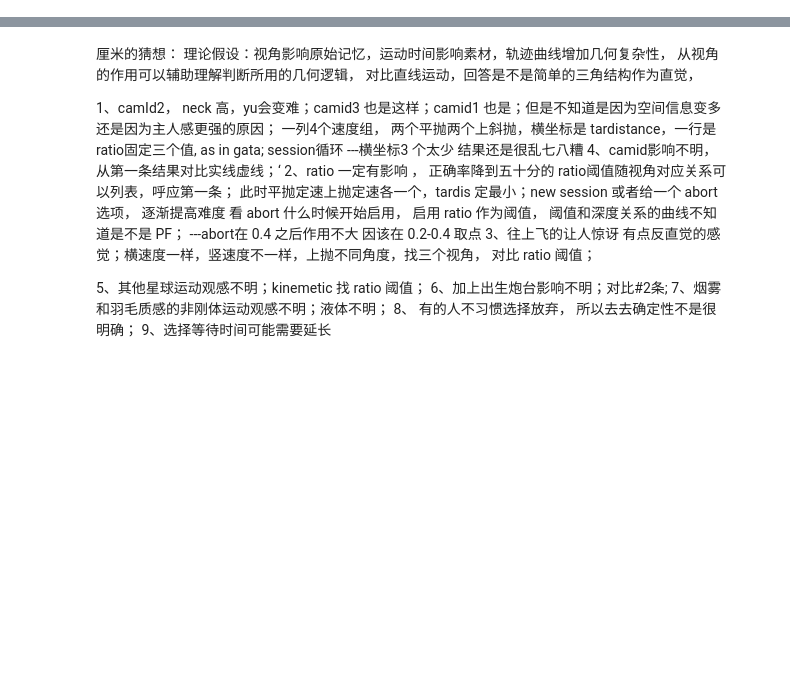
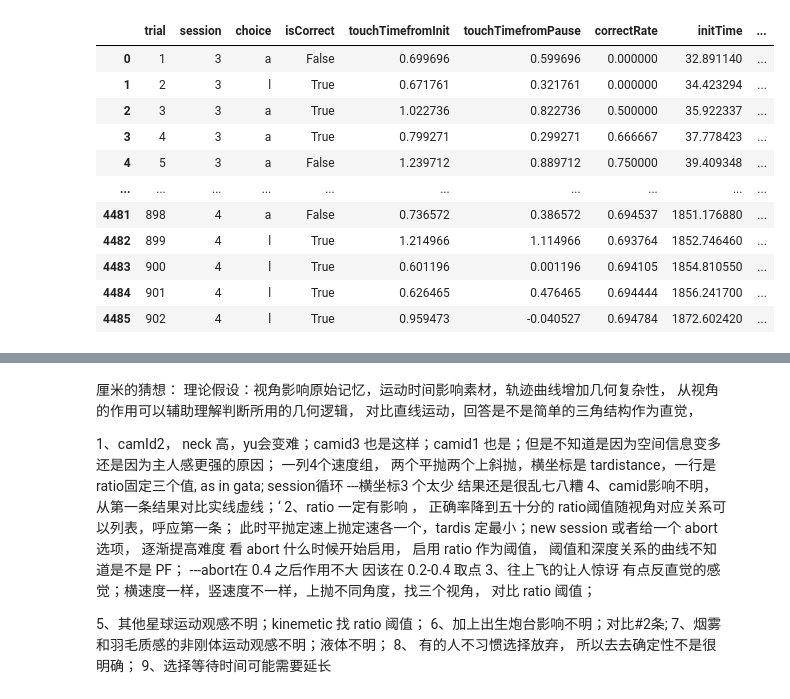
Before and after one commit to ZHTis/count, a Jupyter notebook: datajohn/datajohn.ipynb, the cells around one changed output, grey strips where cells are left out. Saved outputs shown, nothing was run; the diff lists cells and outputs as text; code cells hidden in the pictures; blank space fills up the shorter version.

```diff
--- a/datajohn/datajohn.ipynb
+++ b/datajohn/datajohn.ipynb
@@ -6,14 +6,16 @@ import pandas as pd
 import numpy as np
 
 ## path  = '/Users/rubythurs/Documents/pilot data/'
-path  = "C:/Users/ZHT/Documents/pilot data/"
+path  =  'C:/Users/ZHT/Documents/dataProcess/Pon_behaviorC/' # "C:/Users/ZHT/Documents/pilot data/"
 json_files =  glob.glob(path + '*.json')
 
 combined_data =[]
-
+subject = ['A','B','C','D','E','F','G','H','I']
 for i, json_file in enumerate(json_files):
     with open(json_file, 'r') as file:
         json_data = pd.read_json(json_file)
+        json_data['subject'] = subject[i]
+        print(subject[i])
         combined_data.append(json_data)
         print(combined_data[i].shape)
         print(json_file)
@@ -22,80 +24,11 @@ print('\n','(trials, measures)')
 print('number of files in "pilot data" folder: ', len(combined_data))
 data = pd.concat(combined_data,ignore_index=True)
 print('\n','total trials:',data.shape)
-##
-# data0 = data.loc[data['vel'] == 5]
-# data1 = data.loc[data['vel_x'] == 5]
-# data = pd.concat([data0,data1],ignore_index=True)
-# data['vel_x'] = data['vel_x'].fillna(5)
-# data['vel_y'] = data['vel_y'].fillna(0)
-# data.drop(columns=['vel'],inplace=True)
-data['session'].fillna(3,inplace=True)
-##
-##
 columns = data.columns
-
-for i in range(1,data.shape[0]):
-    index = int(data.loc[i,'trial'])
-    if(index-1!=data.loc[i-1,'trial']):
-        index0 = int(data.loc[i-1,'trial'])
-        blanktrials = list(range(index0 +1,index))
-        newRows = pd.DataFrame(columns=columns)
-        newRows['trial'] = blanktrials
-        data = pd.concat([data,newRows],ignore_index=True)
-data['choice']=data['choice'].fillna('abort')
-data = data.sort_values(by=['trial']).reset_index(drop=True)
-##
-##
-import math
-ratiocol =  [0.1, 0.15, 0.2, 0.25, 0.3, 0.35, 0.4, 0.5, 0.6]
-discol = [1.1, 1.15, 1.2, 1.3, 1.7]
-neckcol = [3.5, 2.0, 0.0]
-if (data.loc[0,'trial']>1):
-    newrows = pd.DataFrame(columns=columns)
-    newrows['trial']=[1]
-    newrows['session'] = [3]
-    newrows['camNeck'] = [neckcol[0]]
-    newrows['targetsDistance'] = [discol[0]]
-    newrows['ratio'] = [ratiocol[0]]
-    newrows['choice'] = ['abort']
-    newrows['camID'] = [data.loc[0,'camID']]
-    data = pd.concat([data,newrows])
-    data = data.sort_values(by=['trial']).reset_index(drop=True)
-for i in range(1,data.shape[0]):
-    if math.isnan(data.loc[i,'ratio']):
-        if(i==405):
-            data.loc[i,'session'] = 4
-            data.loc[i,'camNeck'] = neckcol[0]
-            data.loc[i,'targetsDistance'] = discol[0]
-            for r in range(0,len(ratiocol)):
-                if not math.isnan(data.loc[i+r,'ratio']):data.loc[i,'camID'] =  data.loc[i+r,'camID']
-
-        for j in range(0,len(ratiocol)):
-            if ratiocol[j] ==data.loc[i-1,'ratio'].round(2):
-                if j < len(ratiocol)-1:
-                    data.loc[i,'ratio'] = ratiocol[j+1]
-                    data.loc[i,'camID'] = data.loc[i-1,'camID']
-                    data.loc[i,'camNeck'] = data.loc[i-1,'camNeck']
-                    data.loc[i,'targetsDistance'] = data.loc[i-1,'targetsDistance']
-                if j == len(ratiocol)-1:
-                    data.loc[i,'ratio'] = ratiocol[0]
-                    if data.loc[i-1,'targetsDistance'] < data.loc[i+1,'targetsDistance']:
-                        data.loc[i,'targetsDistance'] = data.loc[i+1,'targetsDistance']
-                        data.loc[i,'camNeck'] = data.loc[i-1,'camNeck']
-                        data.loc[i,'camID'] = data.loc[i-1,'camID']
-                    if data.loc[i-1,'targetsDistance'] > data.loc[i+1,'targetsDistance']:
-                        data.loc[i,'targetsDistance'] = discol[0]
-                        data.loc[i,'camID'] = data.loc[i+1,'camID']
-                        if data.loc[i-1,'camNeck'] > data.loc[i+1,'camNeck']:
-                            data.loc[i,'camNeck'] = data.loc[i+1,'camNeck']
-                        if data.loc[i-1,'camNeck'] < data.loc[i+1,'camNeck']:
-                            data.loc[i,'camNeck'] = neckcol[0]
-                #print(i,data.loc[i,['camID','camNeck','targetsDistance']])
-
-        if(data.loc[i,'trial']<=405):
-            data.loc[i,'session'] = 3
-        else:
-            data.loc[i,'session'] = 4
-##
-
+data.loc[data['vel_y']==-4,'session'] =4
+data.loc[data['vel_y']==2,'session'] = 3
+#data = data.sort_values(by=['subject']).reset_index(drop=True)
+data['touchTimefromPause'] = data['touchTimefromInit'] - data['ratio']
+data['ratio'] = data['ratio'].round(2)
 data
+# %% [output]
@@ -101,0 +55,12 @@ data
+|  | trial | session | choice | isCorrect | touchTimefromInit | touchTimefromPause | correctRate | initTime | ... |
+| 0 | 1 | 3 | a | False | 0.699696 | 0.599696 | 0.000000 | 32.891140 | ... |
+| 1 | 2 | 3 | l | True | 0.671761 | 0.321761 | 0.000000 | 34.423294 | ... |
+| 2 | 3 | 3 | a | True | 1.022736 | 0.822736 | 0.500000 | 35.922337 | ... |
+| 3 | 4 | 3 | a | True | 0.799271 | 0.299271 | 0.666667 | 37.778423 | ... |
+| 4 | 5 | 3 | a | False | 1.239712 | 0.889712 | 0.750000 | 39.409348 | ... |
+| ... | ... | ... | ... | ... | ... | ... | ... | ... | ... |
+| 4481 | 898 | 4 | a | False | 0.736572 | 0.386572 | 0.694537 | 1851.176880 | ... |
+| 4482 | 899 | 4 | l | True | 1.214966 | 1.114966 | 0.693764 | 1852.746460 | ... |
+| 4483 | 900 | 4 | l | True | 0.601196 | 0.001196 | 0.694105 | 1854.810550 | ... |
+| 4484 | 901 | 4 | l | True | 0.626465 | 0.476465 | 0.694444 | 1856.241700 | ... |
+| 4485 | 902 | 4 | l | True | 0.959473 | -0.040527 | 0.694784 | 1872.602420 | ... |
```
Also changed, not shown: parts of 10 cells of this notebook, 2 other files.
